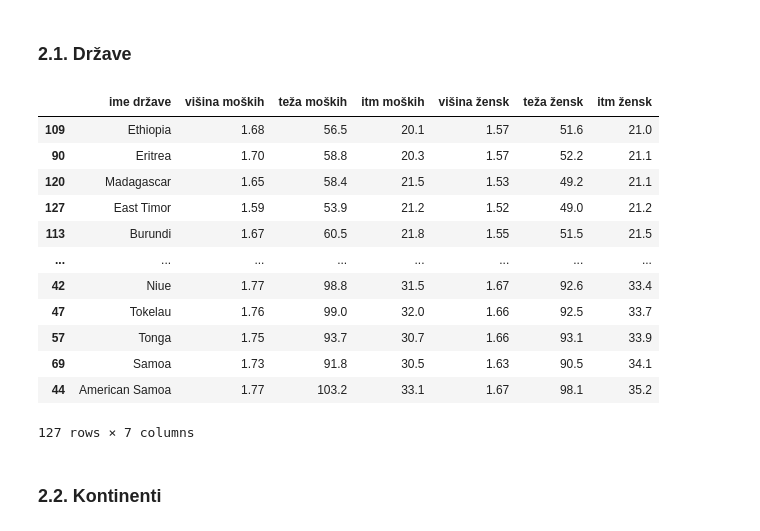
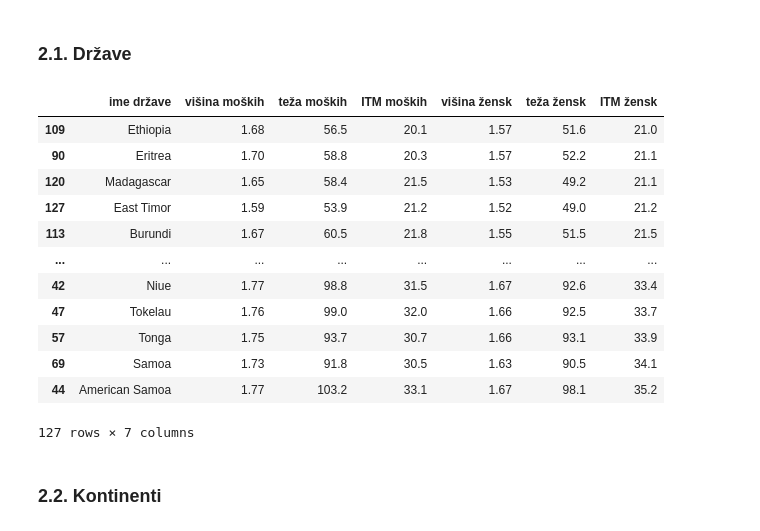
Before and after one commit to AmandaBabic/ProjektnaNaloga, a Jupyter notebook: AnaliziranjePodatkov_ITM.ipynb, the cells around one changed output. Cells and saved outputs as stored; diff of their text form; code cells hidden in the pictures.

```diff
--- a/AnaliziranjePodatkov_ITM.ipynb
+++ b/AnaliziranjePodatkov_ITM.ipynb
@@ -52,8 +52,8 @@ countries
 # %% [markdown]
 Nadaljnje tabele prikazujejo države urejene po ITM vrednosti. Vidimo lahko, da so izmed vseh držav moški z najvišjo ITM vrednostjo v Ameriški Samoi in enako velja za ženske (tam so tudi najtežje ženske). Moški z najnižjo ITM vrednostjo so v Etiopiji in enako velja za ženske.
 # %%
-countries.sort_values(by="itm moških", ascending = False, inplace = True)
+countries.sort_values(by="ITM moških", ascending = False, inplace = True)
 countries
 print(countries.head(5))
-countries["itm moških"]
+countries["ITM moških"]
 # %% [output]
@@ -85,6 +85,6 @@ Name: itm moških, Length: 127, dtype: float64
 # %%
-countries.sort_values(by="itm žensk", ascending = False, inplace = True)
+countries.sort_values(by="ITM žensk", ascending = False, inplace = True)
 countries
 print(countries.head(5))
-countries["itm žensk"]
+countries["ITM žensk"]
 # %% [output]
@@ -116,6 +116,6 @@ Name: itm žensk, Length: 127, dtype: float64
 # %%
-countries.sort_values(by="itm moških", ascending = True, inplace = True)
+countries.sort_values(by="ITM moških", ascending = True, inplace = True)
 countries
 print(countries.head(5))
-countries["itm moških"]
+countries["ITM moških"]
 # %% [output]
@@ -147,6 +147,6 @@ Name: itm moških, Length: 127, dtype: float64
 # %%
-countries.sort_values(by="itm žensk", ascending = True, inplace = True)
+countries.sort_values(by="ITM žensk", ascending = True, inplace = True)
 countries
 print(countries.head(5))
-countries["itm žensk"]
+countries["ITM žensk"]
 # %% [output]
@@ -396,10 +396,10 @@ Name: itm žensk, Length: 22, dtype: float64
 # %% [markdown]
 ### 2.1. Države
 # %%
-podtabela1 = countries[["ime države", "višina moških", "teža moških", "itm moških", "višina žensk", "teža žensk", "itm žensk"]]
+podtabela1 = countries[["ime države", "višina moških", "teža moških", "ITM moških", "višina žensk", "teža žensk", "ITM žensk"]]
 podtabela1
 # %% [output]
-|  | ime države | višina moških | teža moških | itm moških | višina žensk | teža žensk | itm žensk |
+|  | ime države | višina moških | teža moških | ITM moških | višina žensk | teža žensk | ITM žensk |
 | 109 | Ethiopia | 1.68 | 56.5 | 20.1 | 1.57 | 51.6 | 21.0 |
 | 90 | Eritrea | 1.70 | 58.8 | 20.3 | 1.57 | 52.2 | 21.1 |
 | 120 | Madagascar | 1.65 | 58.4 | 21.5 | 1.53 | 49.2 | 21.1 |
```
Also changed, not shown: parts of 45 cells of this notebook, 6 other files.
